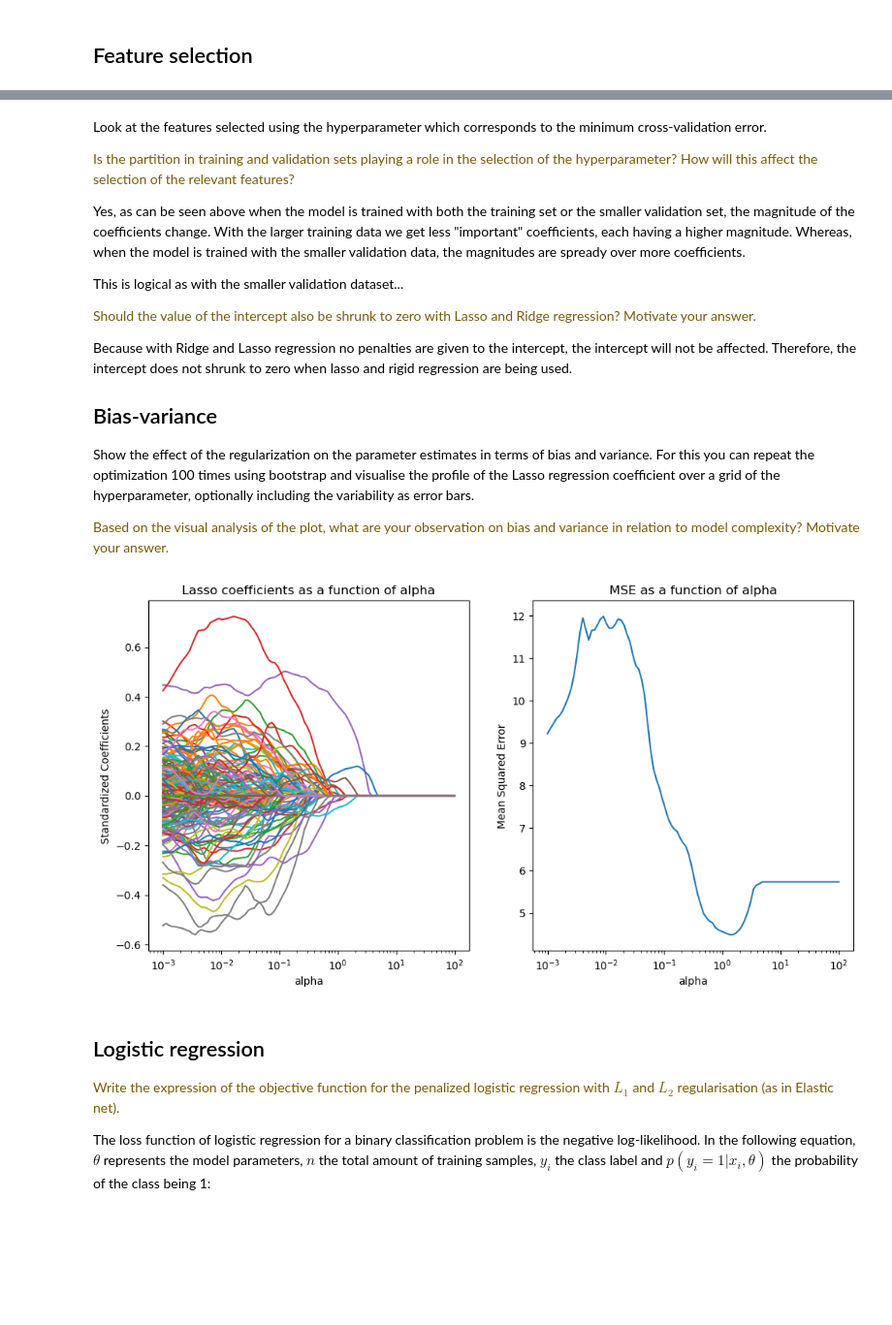
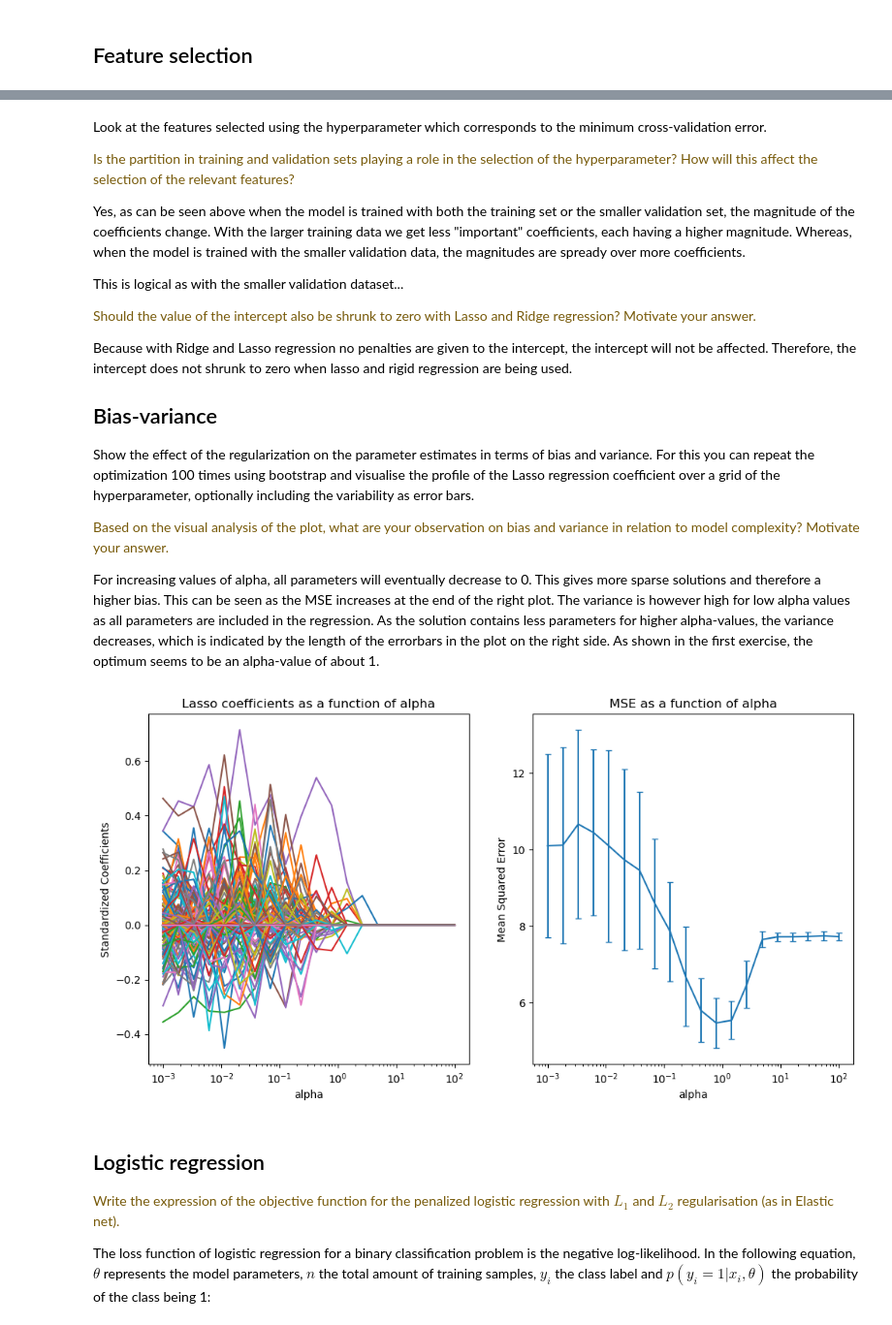
Before and after one commit to MartvStraten/8dm50-machine-learning, a Jupyter notebook: practicals/week_3.ipynb, the cells around one changed output, grey strips where cells are left out. Shown at 97% size. Saved outputs shown, nothing was run; the diff lists cells and outputs as text; code cells hidden in the pictures; blank space fills up the shorter version.

Commit message:
Update bias-variance exercise

```diff
--- a/practicals/week_3.ipynb
+++ b/practicals/week_3.ipynb
@@ -415,11 +415,13 @@ Because with Ridge and Lasso regression no penalties are given to the intercept,
 Show the effect of the regularization on the parameter estimates in terms of bias and variance. For this you can repeat the optimization 100 times using bootstrap and visualise the profile of the Lasso regression coefficient over a grid of the hyperparameter, optionally including the variability as error bars.
 
 <p><font color='#775a0a'>Based on the visual analysis of the plot, what are your observation on bias and variance in relation to model complexity? Motivate your answer.</font></p>
+
+For increasing values of alpha, all parameters will eventually decrease to 0. This gives more sparse solutions and therefore a higher bias. This can be seen as the MSE increases at the end of the right plot. The variance is however high for low alpha values as all parameters are included in the regression. As the solution contains less parameters for higher alpha-values, the variance decreases, which is indicated by the length of the errorbars in the plot on the right side. As shown in the first exercise, the optimum seems to be an alpha-value of about 1.
 # %%
-alpha_grid = np.logspace(-3,2,100)
+alpha_grid = np.logspace(-3,2,20)
 coefficient_profile(X_train, X_test, y_train, y_test,alpha_grid)
 # %% [output]
-[figure, old version]
+[figure, new version]
 # %% [markdown]
 ## Logistic regression
 
```
Also changed, not shown: parts of 2 cells of this notebook, 1 other file.
